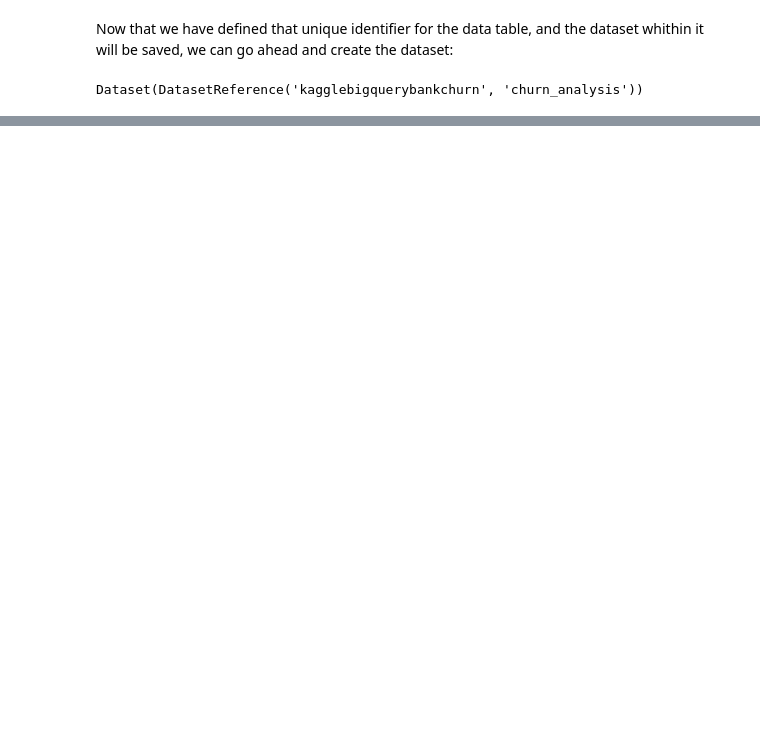
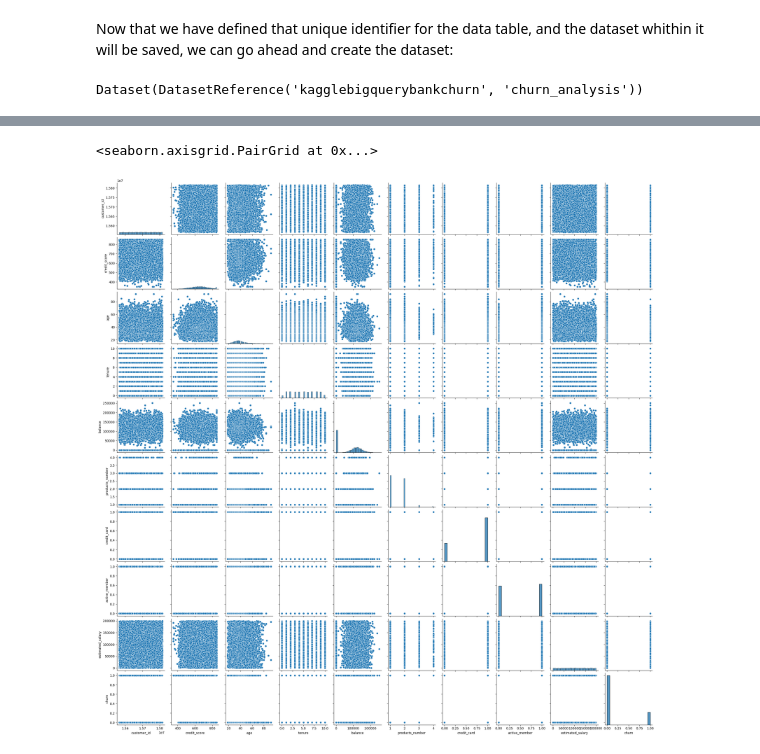
Before and after one commit to afbeltranr/ABCBankChurnRate, a Jupyter notebook: notebooks/ExploratoryDA.ipynb, the cells around one changed output, grey strips where cells are left out. Drawn from its saved outputs; the diff is of its cells as text; code cells hidden in the pictures; blank space fills up the shorter version.

Commit message:
Finished my own documentationon how to send data from kaggle to bigquery.

```diff
--- a/notebooks/ExploratoryDA.ipynb
+++ b/notebooks/ExploratoryDA.ipynb
@@ -69,0 +93,10 @@ Now, we will temporarily download the dataset using my
+# %%
+# Download dataset (ZIP file)
+api.dataset_download_files(dataset_name, path=download_path, unzip=True)
+
+# Find the downloaded CSV file
+csv_files = glob.glob(f"{download_path}/*.csv")
+assert len(csv_files) > 0, "No CSV files found. Check dataset name."
+csv_file_path = csv_files[0]
+
+print(f"✅ Dataset downloaded: {csv_file_path}")
@@ -98,0 +140,6 @@ Ok this set comprehension (which I find tremendously efficient) loops trough all
+# %%
+job_config = bigquery.LoadJobConfig(
+    autodetect = True,
+    source_format=bigquery.SourceFormat.CSV,
+    skip_leading_rows=1
+)
@@ -98,0 +152,3 @@ Ok this set comprehension (which I find tremendously efficient) loops trough all
+# %%
+with open(csv_file_path, "rb") as source_file:
+        job = client.load_table_from_file(source_file, full_table_id, job_config=job_config)
@@ -98,0 +193,13 @@ Ok this set comprehension (which I find tremendously efficient) loops trough all
+# %%
+full_query = """
+SELECT *
+FROM `kagglebigquerybankchurn.churn_analysis.Kaggle_churn`
+"""
+full_query_job = client.query(full_query)
+full_df = full_query_job.to_dataframe()
+# %%
+import seaborn as sns
+sns.pairplot(full_df)
+# %% [output]
+<seaborn.axisgrid.PairGrid at 0x...>
+[figure, added]
```
Also changed, not shown: parts of 19 cells of this notebook, 1 other file.
